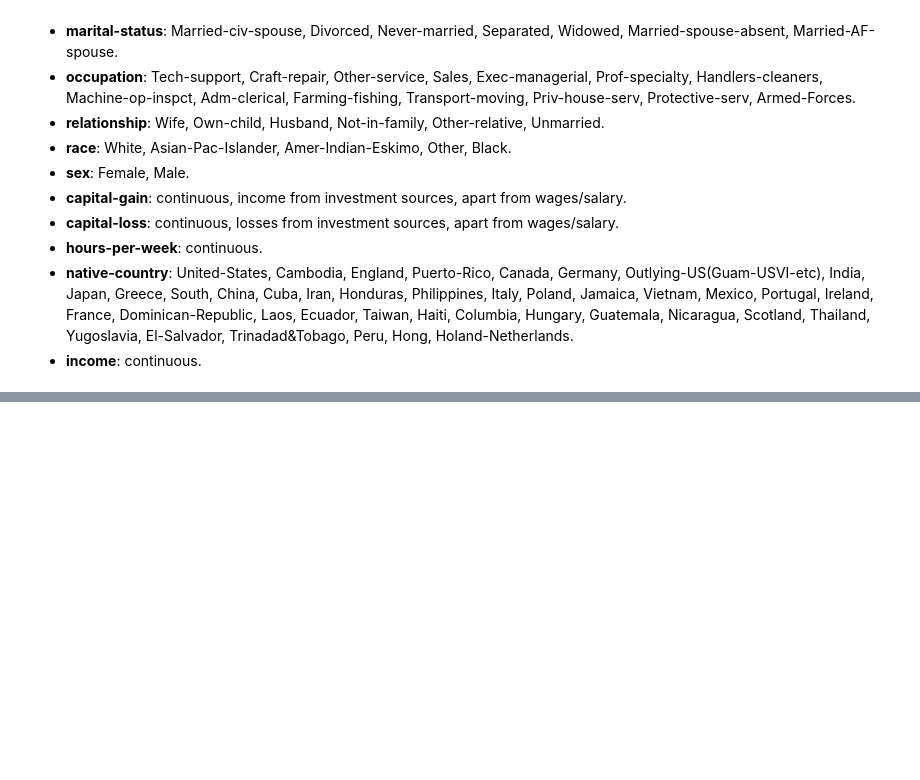
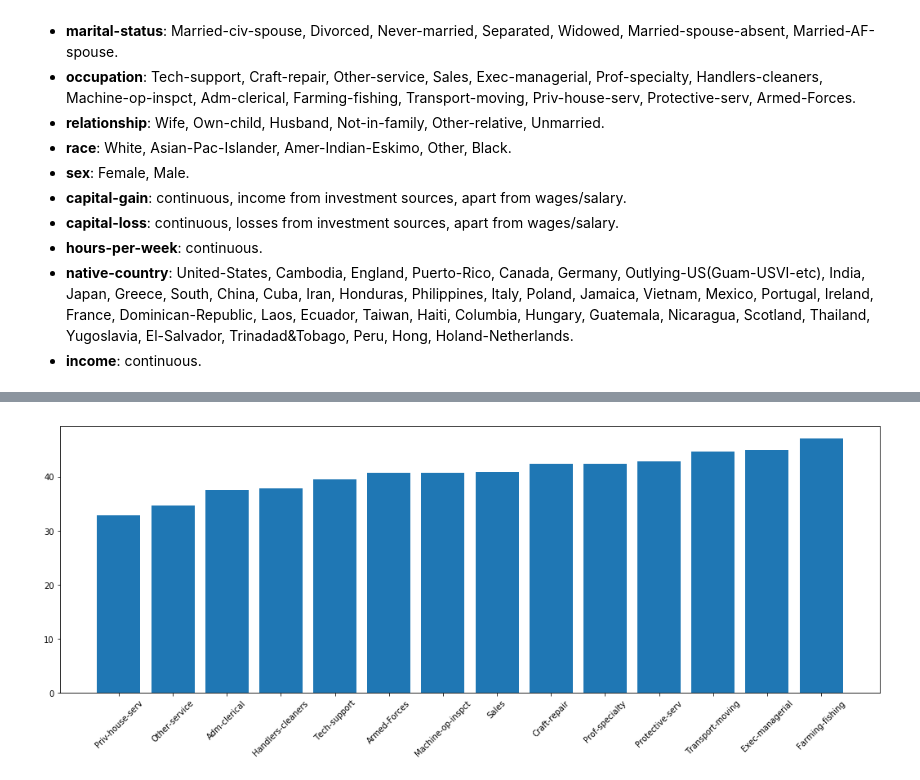
Before and after one commit to yousafmufc/ds-unit-2-us-census-analyisis, a Jupyter notebook: - Project assignment W1.ipynb, the cells around one changed output, grey strips where cells are left out. Cells and saved outputs as stored; diff of their text form; code cells hidden in the pictures; blank space fills up the shorter version.

```diff
--- a/- Project assignment W1.ipynb
+++ b/- Project assignment W1.ipynb
@@ -215,3 +562,13 @@ import matplotlib.pyplot as plt
+# %%
+hours_per_occupation = df.groupby(['occupation'])['hours-per-week'].mean().sort_values()
+#print(hours_per_occupation)
+
+plt.figure(figsize=(18,6))
+plt.bar(hours_per_occupation.index, hours_per_occupation.values)
+plt.xticks(rotation=45)
+plt.show()
+# %% [output]
+[figure, added]
 # %% [markdown]
 ![separator1](https://i.imgur.com/ZUWYTii.png)
 
```
Also changed, not shown: parts of 42 cells of this notebook.
